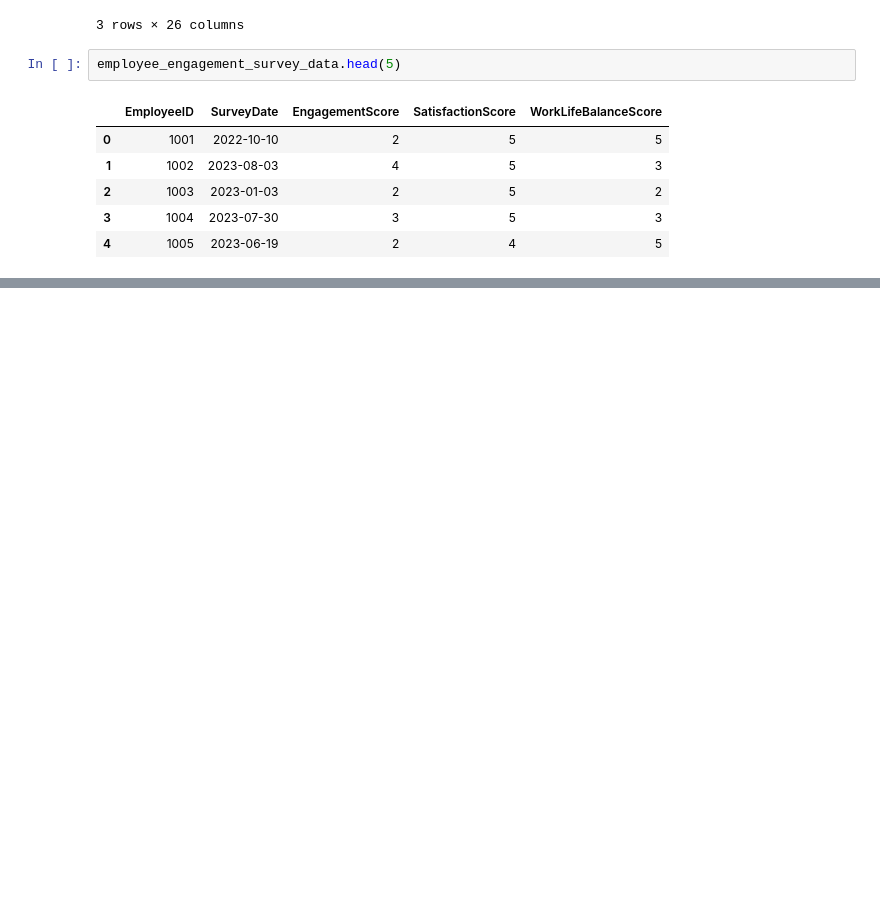
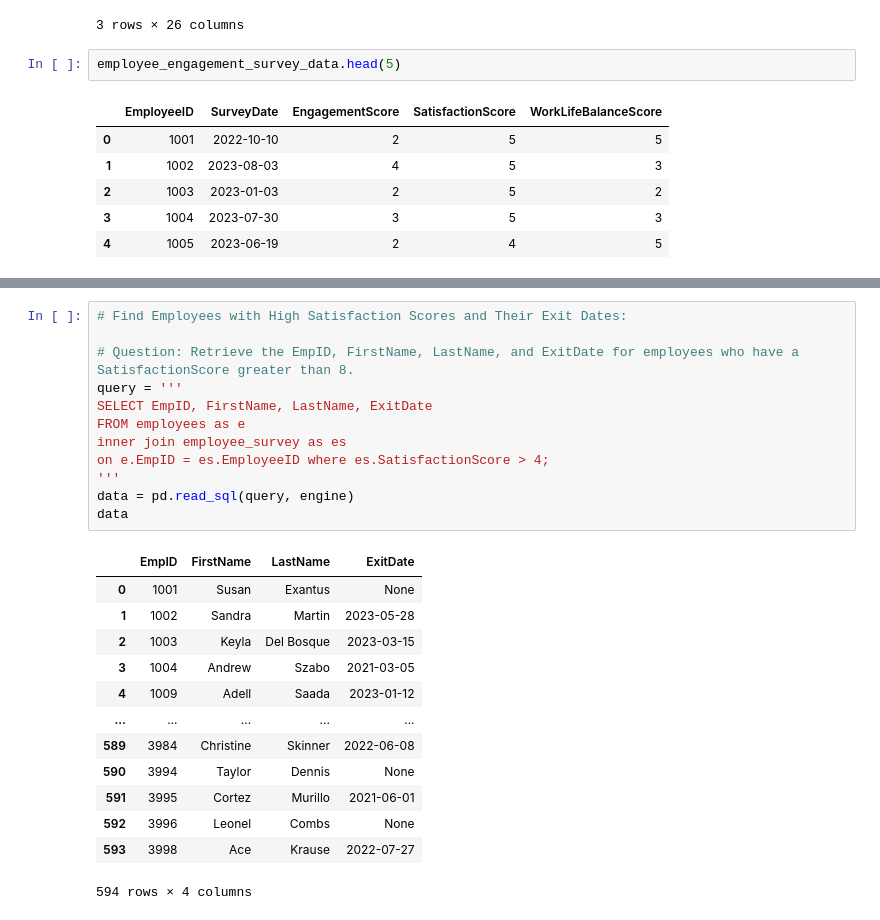
Before and after one commit to ankitlovanshi1/data_engineer, a Jupyter notebook: sql/employee_info.ipynb, the cells around one changed output, grey strips where cells are left out. Drawn from its saved outputs; the diff is of its cells as text; blank space fills up the shorter version.

```diff
--- a/sql/employee_info.ipynb
+++ b/sql/employee_info.ipynb
@@ -260,0 +418,26 @@ training_and_development_data.head(5)
+# %%
+# Find Employees with High Satisfaction Scores and Their Exit Dates:
+
+# Question: Retrieve the EmpID, FirstName, LastName, and ExitDate for employees who have a SatisfactionScore greater than 8.
+query = '''
+SELECT EmpID, FirstName, LastName, ExitDate
+FROM employees as e
+inner join employee_survey as es
+on e.EmpID = es.EmployeeID where es.SatisfactionScore > 4;
+'''
+data = pd.read_sql(query, engine)
+data
+# %% [output]
+|  | EmpID | FirstName | LastName | ExitDate |
+| 0 | 1001 | Susan | Exantus | None |
+| 1 | 1002 | Sandra | Martin | 2023-05-28 |
+| 2 | 1003 | Keyla | Del Bosque | 2023-03-15 |
+| 3 | 1004 | Andrew | Szabo | 2021-03-05 |
+| 4 | 1009 | Adell | Saada | 2023-01-12 |
+| ... | ... | ... | ... | ... |
+| 589 | 3984 | Christine | Skinner | 2022-06-08 |
+| 590 | 3994 | Taylor | Dennis | None |
+| 591 | 3995 | Cortez | Murillo | 2021-06-01 |
+| 592 | 3996 | Leonel | Combs | None |
+| 593 | 3998 | Ace | Krause | 2022-07-27 |
+594 rows × 4 columns
```
Also changed, not shown: parts of 12 cells of this notebook.
